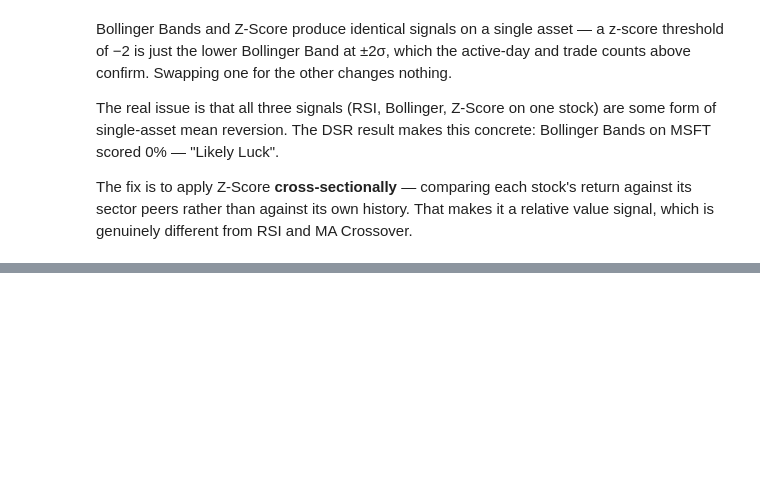
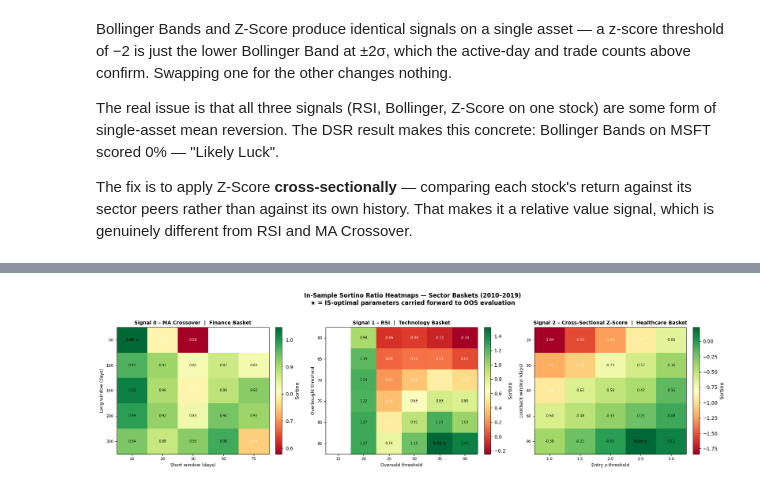
Before and after one commit to daan1shh/Computational-Finance, a Jupyter notebook: research_notebook.ipynb, the cells around one changed output, grey strips where cells are left out. Cells and saved outputs as stored; diff of their text form; code cells hidden in the pictures; blank space fills up the shorter version.

Commit message:
parameters

```diff
--- a/research_notebook.ipynb
+++ b/research_notebook.ipynb
@@ -236,0 +540,80 @@ Buy when $z_{i,t} < -1.5$, exit when $z_{i,t} \geq 0$.
+# %%
+# ── RESHAPE GRID RESULTS INTO 2-D MATRICES ───────────────────────────────────
+
+def build_matrix(grid_results, row_vals, col_vals, row_key, col_key):
+    # ---Reshape flat grid results into a (len(row_vals), len(col_vals)) NumPy matrix.
+    mat = np.full((len(row_vals), len(col_vals)), np.nan)
+    for params, score in grid_results:
+        r = row_vals.index(params[row_key]) if params[row_key] in row_vals else -1
+        c = col_vals.index(params[col_key]) if params[col_key] in col_vals else -1
+        if r >= 0 and c >= 0:
+            mat[r, c] = score if (score is not None and not (isinstance(score, float) and np.isnan(score))) else np.nan
+    return mat
+
+ma_matrix  = build_matrix(ma_grid_results,  long_windows,      short_windows,
+                           'long_window',    'short_window')
+rsi_matrix = build_matrix(rsi_grid_results, overbought_levels, oversold_levels,
+                           'overbought',     'oversold')
+zs_matrix  = build_matrix(zs_grid_results,  lookback_windows,  z_entry_levels,
+                           'window',         'entry_threshold')
+
+# ── HEATMAP DRAWING FUNCTION ──────────────────────────────────────────────────
+
+def draw_heatmap(ax, data, row_labels, col_labels, row_title, col_title,
+                 title, star_row, star_col):
+    # ---Annotated Sortino-ratio heatmap with star marker at IS-optimal cell.
+    vmin = float(np.nanmin(data)) if not np.all(np.isnan(data)) else -1
+    vmax = float(np.nanmax(data)) if not np.all(np.isnan(data)) else  1
+    im = ax.imshow(data, aspect='auto', cmap='RdYlGn', vmin=vmin, vmax=vmax)
+    ax.set_xticks(range(len(col_labels)))
+    ax.set_xticklabels(col_labels, fontsize=8)
+    ax.set_yticks(range(len(row_labels)))
+    ax.set_yticklabels(row_labels, fontsize=8)
+    ax.set_xlabel(col_title, fontsize=9)
+    ax.set_ylabel(row_title, fontsize=9)
+    ax.set_title(title, fontsize=10, fontweight='bold')
+    mid = (vmin + vmax) / 2
+    for r in range(data.shape[0]):
+        for c in range(data.shape[1]):
+            if not np.isnan(data[r, c]):
+                marker = ' ★' if (r == star_row and c == star_col) else ''
+                tc = 'black' if data[r, c] > mid else 'white'
+                ax.text(c, r, f'{data[r,c]:.2f}{marker}',
+                        ha='center', va='center', fontsize=7, color=tc,
+                        fontweight='bold' if marker else 'normal')
+    plt.colorbar(im, ax=ax, fraction=0.046, pad=0.04, label='Sortino')
+
+fig, axes = plt.subplots(1, 3, figsize=(18, 5))
+fig.suptitle(
+    'In-Sample Sortino Ratio Heatmaps — Sector Baskets (2010–2019)\n'
+    '★ = IS-optimal parameters carried forward to OOS evaluation',
+    fontsize=12, fontweight='bold', y=1.02)
+
+draw_heatmap(axes[0], ma_matrix,
+             [str(l) for l in long_windows],
+             [str(s) for s in short_windows],
+             'Long window (days)', 'Short window (days)',
+             'Signal 0 – MA Crossover  |  Finance Basket',
+             star_row=long_windows.index(_best_ma_params['long_window']),
+             star_col=short_windows.index(_best_ma_params['short_window']))
+
+draw_heatmap(axes[1], rsi_matrix,
+             [str(o) for o in overbought_levels],
+             [str(o) for o in oversold_levels],
+             'Overbought threshold', 'Oversold threshold',
+             'Signal 1 – RSI  |  Technology Basket',
+             star_row=overbought_levels.index(_best_rsi_params['overbought']),
+             star_col=oversold_levels.index(_best_rsi_params['oversold']))
+
+draw_heatmap(axes[2], zs_matrix,
+             [str(l) for l in lookback_windows],
+             [str(z) for z in z_entry_levels],
+             'Lookback window (days)', 'Entry z-threshold',
+             'Signal 2 – Cross-Sectional Z-Score  |  Healthcare Basket',
+             star_row=lookback_windows.index(_best_zs_params['window']),
+             star_col=z_entry_levels.index(_best_zs_params['entry_threshold']))
+
+plt.tight_layout()
+plt.show()
+# %% [output]
+[figure, added]
```
Also changed, not shown: parts of 29 cells of this notebook, 4 other files.
